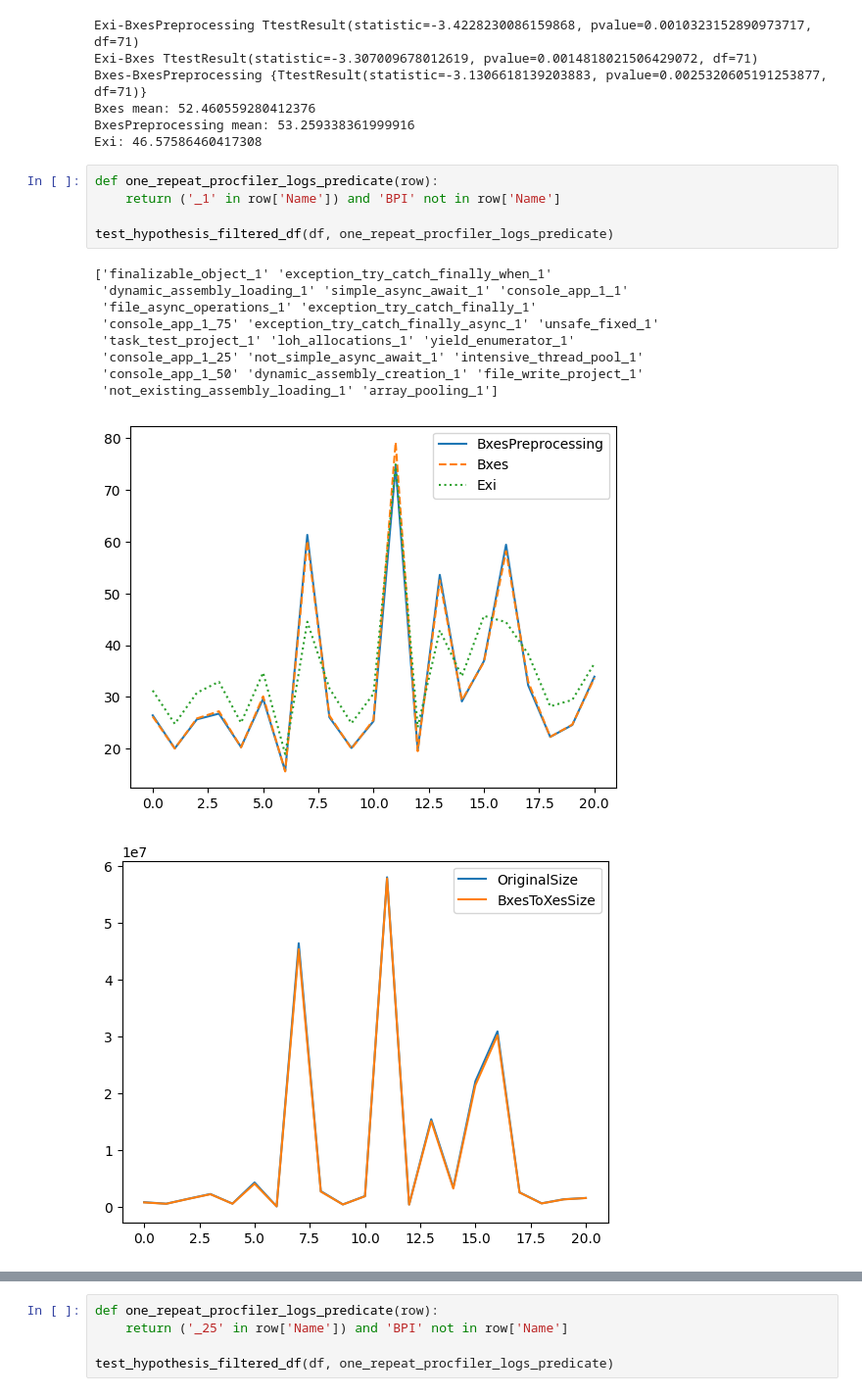
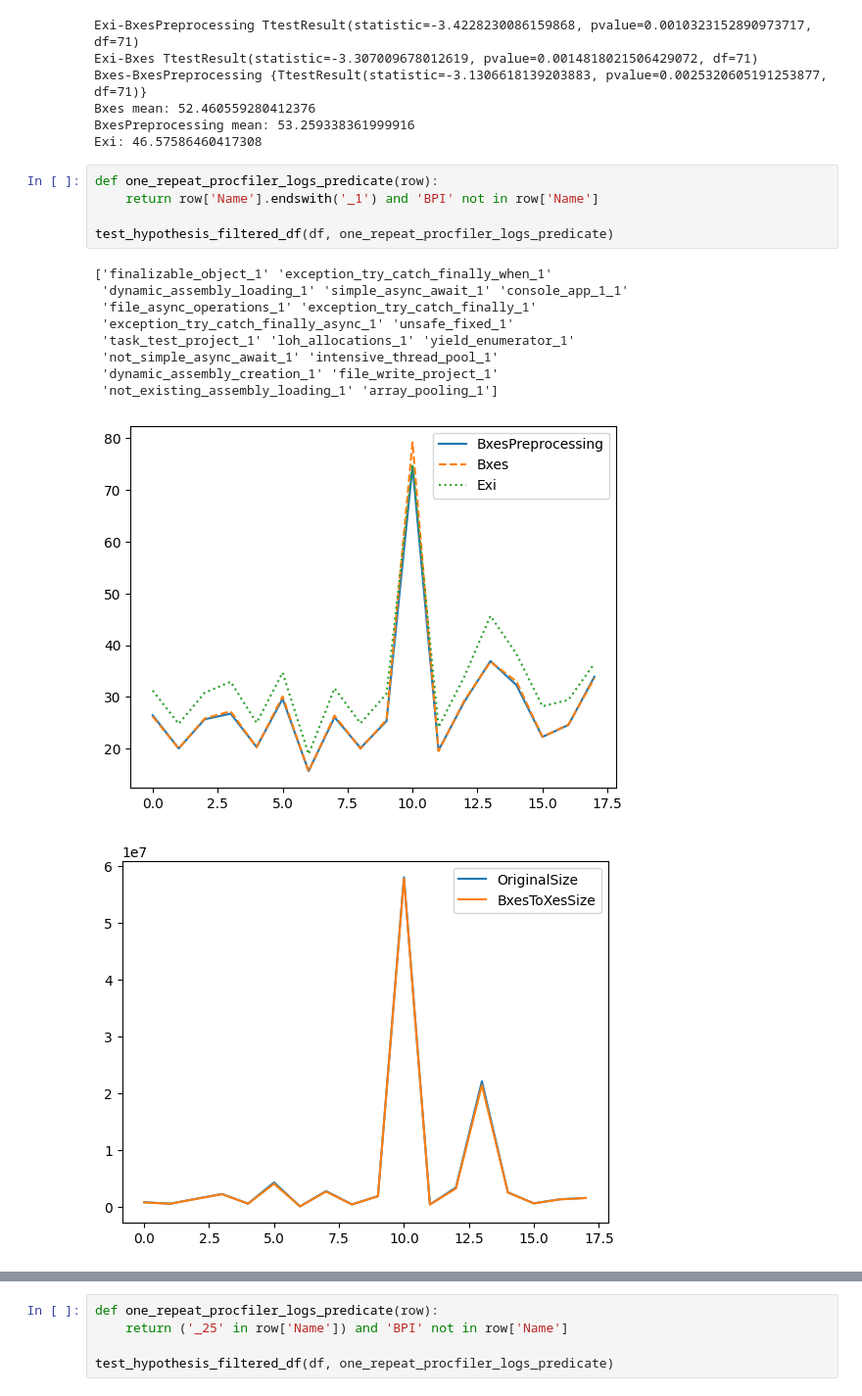
Before and after one commit to PM-IDE/bxes, a Jupyter notebook: research/main.ipynb, the cells around one changed output, grey strips where cells are left out. Shown: that part at 98% size. Drawn from its saved outputs; the diff is of its cells as text.

```diff
--- a/research/main.ipynb
+++ b/research/main.ipynb
@@ -88,17 +88,17 @@ BxesPreprocessing mean: 53.259338361999916
 Exi: 46.57586460417308
 # %%
 def one_repeat_procfiler_logs_predicate(row):
-    return ('_1' in row['Name']) and 'BPI' not in row['Name']
+    return row['Name'].endswith('_1') and 'BPI' not in row['Name']
 
 test_hypothesis_filtered_df(df, one_repeat_procfiler_logs_predicate)
 # %% [output]
 ['finalizable_object_1' 'exception_try_catch_finally_when_1'
  'dynamic_assembly_loading_1' 'simple_async_await_1' 'console_app_1_1'
  'file_async_operations_1' 'exception_try_catch_finally_1'
- 'console_app_1_75' 'exception_try_catch_finally_async_1' 'unsafe_fixed_1'
+ 'exception_try_catch_finally_async_1' 'unsafe_fixed_1'
  'task_test_project_1' 'loh_allocations_1' 'yield_enumerator_1'
- 'console_app_1_25' 'not_simple_async_await_1' 'intensive_thread_pool_1'
- 'console_app_1_50' 'dynamic_assembly_creation_1' 'file_write_project_1'
+ 'not_simple_async_await_1' 'intensive_thread_pool_1'
+ 'dynamic_assembly_creation_1' 'file_write_project_1'
  'not_existing_assembly_loading_1' 'array_pooling_1']
-[figure, old version]
+[figure, new version]
-[figure, old version]
+[figure, new version]
```
Also changed, not shown: parts of 1 cell of this notebook.
